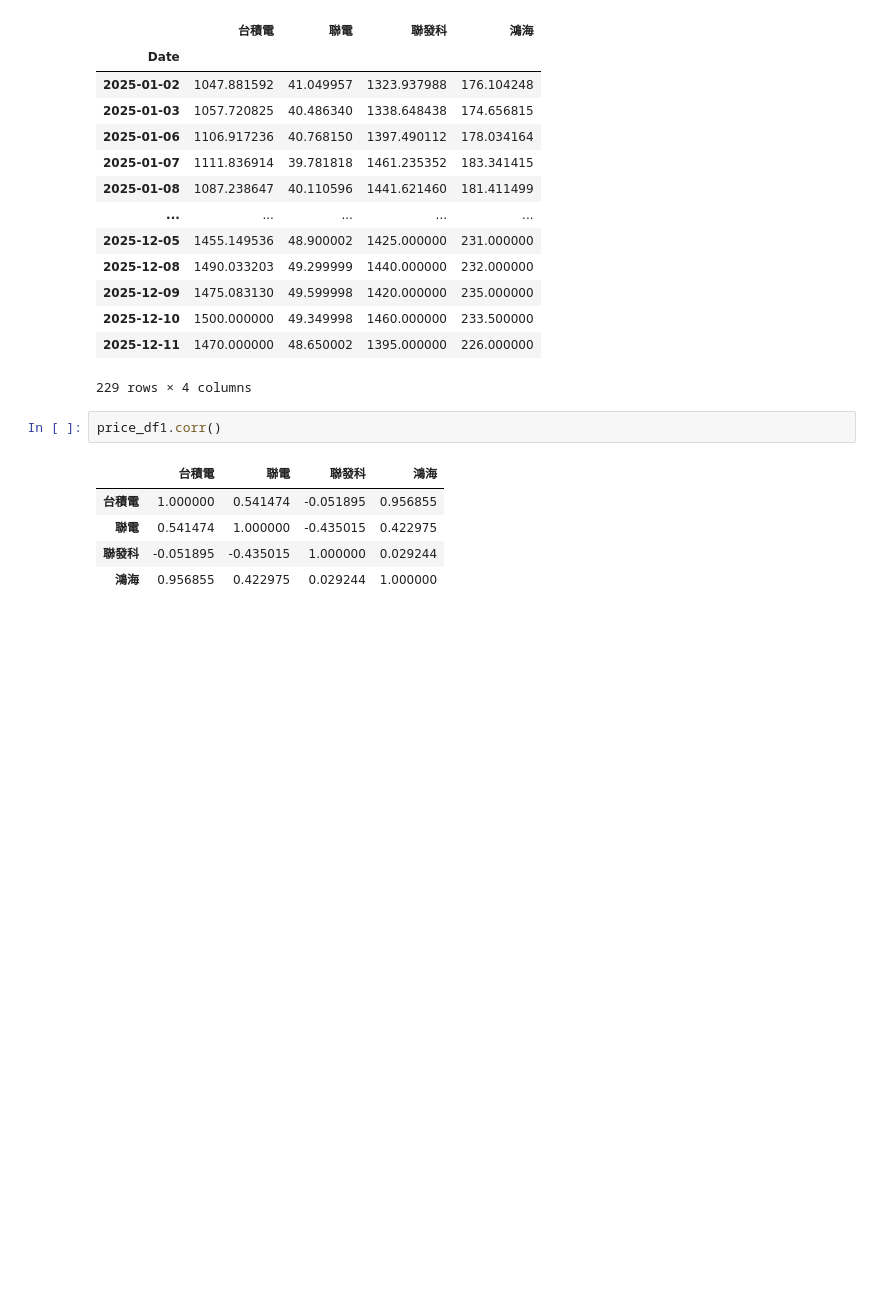
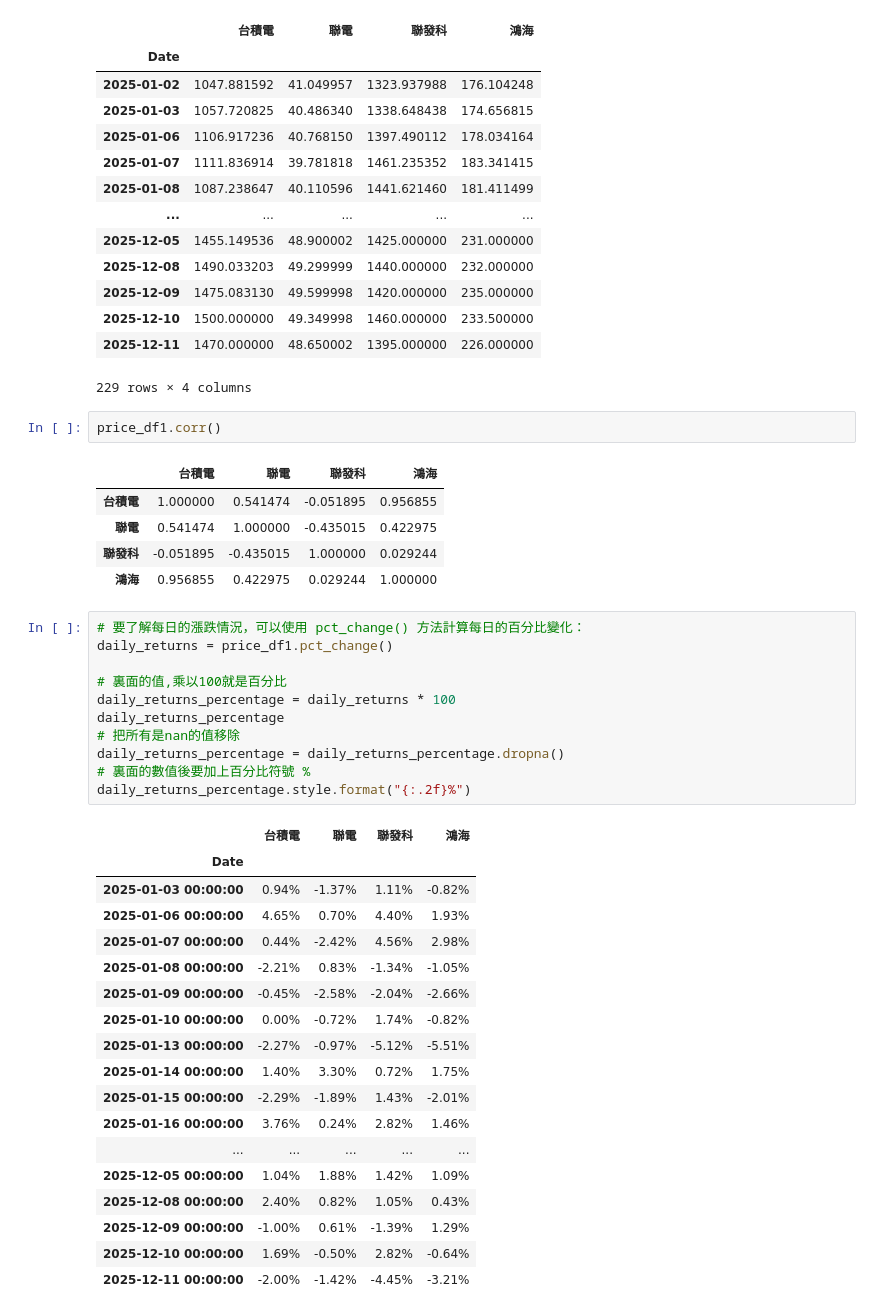
Before and after one commit to roberthsu2003/__2025_10_14_2_4_ai__, a Jupyter notebook: lesson18/lesson18_1.ipynb, the cells around one changed output. Drawn from its saved outputs; the diff is of its cells as text; blank space fills up the shorter version.

```diff
--- a/lesson18/lesson18_1.ipynb
+++ b/lesson18/lesson18_1.ipynb
@@ -136,3 +136,33 @@ price_df1.corr()
 | 聯電 | 0.541474 | 1.000000 | -0.435015 | 0.422975 |
 | 聯發科 | -0.051895 | -0.435015 | 1.000000 | 0.029244 |
 | 鴻海 | 0.956855 | 0.422975 | 0.029244 | 1.000000 |
+# %%
+# 要了解每日的漲跌情況，可以使用 pct_change() 方法計算每日的百分比變化：
+daily_returns = price_df1.pct_change()
+
+# 裏面的值,乘以100就是百分比
+daily_returns_percentage = daily_returns * 100
+daily_returns_percentage
+# 把所有是nan的值移除
+daily_returns_percentage = daily_returns_percentage.dropna()
+# 裏面的數值後要加上百分比符號 %
+daily_returns_percentage.style.format("{:.2f}%")
+# %% [output]
+|  | 台積電 | 聯電 | 聯發科 | 鴻海 |
+| Date |  |  |  |  |
+| 2025-01-03 00:00:00 | 0.94% | -1.37% | 1.11% | -0.82% |
+| 2025-01-06 00:00:00 | 4.65% | 0.70% | 4.40% | 1.93% |
+| 2025-01-07 00:00:00 | 0.44% | -2.42% | 4.56% | 2.98% |
+| 2025-01-08 00:00:00 | -2.21% | 0.83% | -1.34% | -1.05% |
+| 2025-01-09 00:00:00 | -0.45% | -2.58% | -2.04% | -2.66% |
+| 2025-01-10 00:00:00 | 0.00% | -0.72% | 1.74% | -0.82% |
+| 2025-01-13 00:00:00 | -2.27% | -0.97% | -5.12% | -5.51% |
+| 2025-01-14 00:00:00 | 1.40% | 3.30% | 0.72% | 1.75% |
+| 2025-01-15 00:00:00 | -2.29% | -1.89% | 1.43% | -2.01% |
+| 2025-01-16 00:00:00 | 3.76% | 0.24% | 2.82% | 1.46% |
+| ... | ... | ... | ... | ... |
+| 2025-12-05 00:00:00 | 1.04% | 1.88% | 1.42% | 1.09% |
+| 2025-12-08 00:00:00 | 2.40% | 0.82% | 1.05% | 0.43% |
+| 2025-12-09 00:00:00 | -1.00% | 0.61% | -1.39% | 1.29% |
+| 2025-12-10 00:00:00 | 1.69% | -0.50% | 2.82% | -0.64% |
+| 2025-12-11 00:00:00 | -2.00% | -1.42% | -4.45% | -3.21% |
```
Also changed, not shown: 2 other files.
